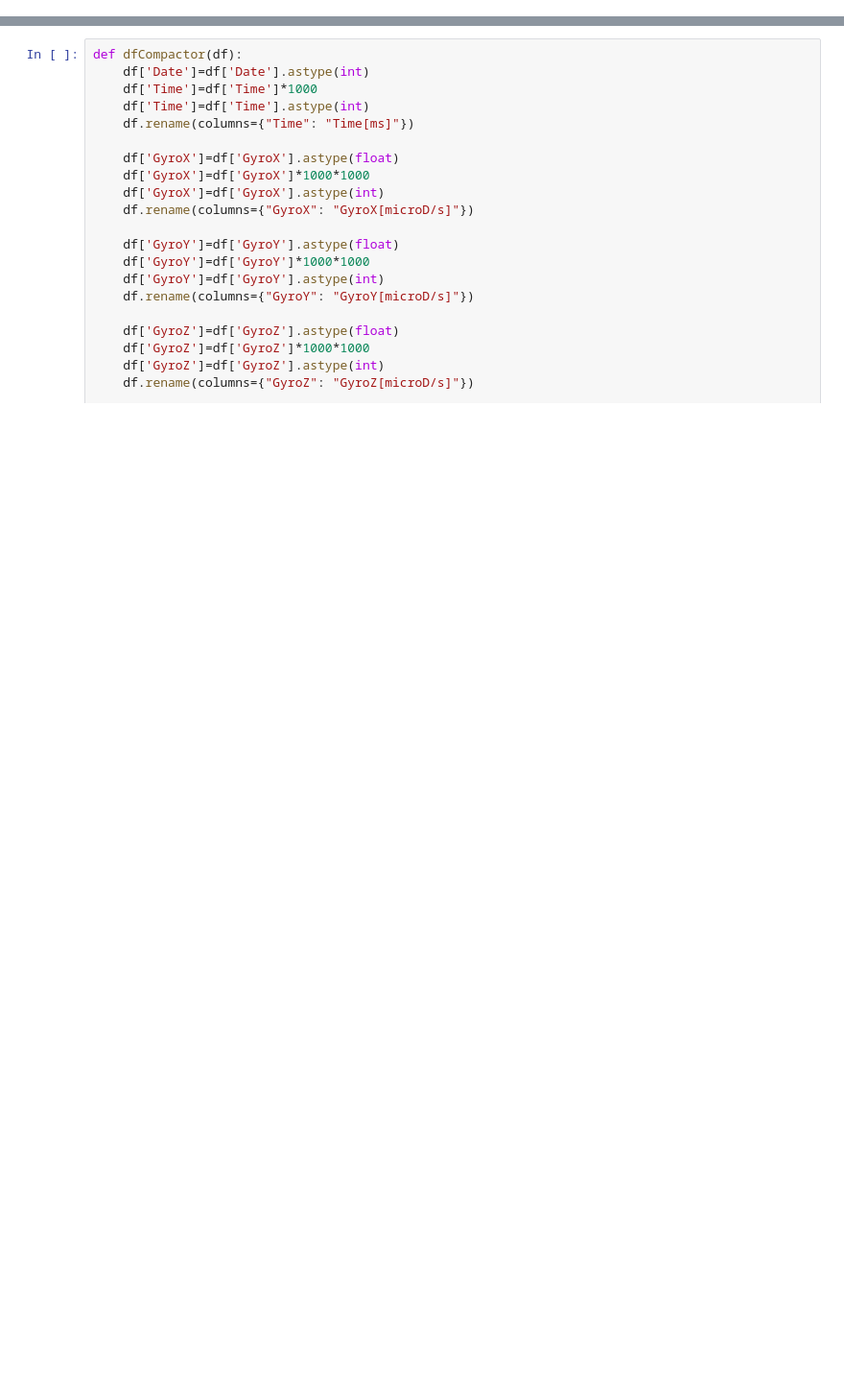
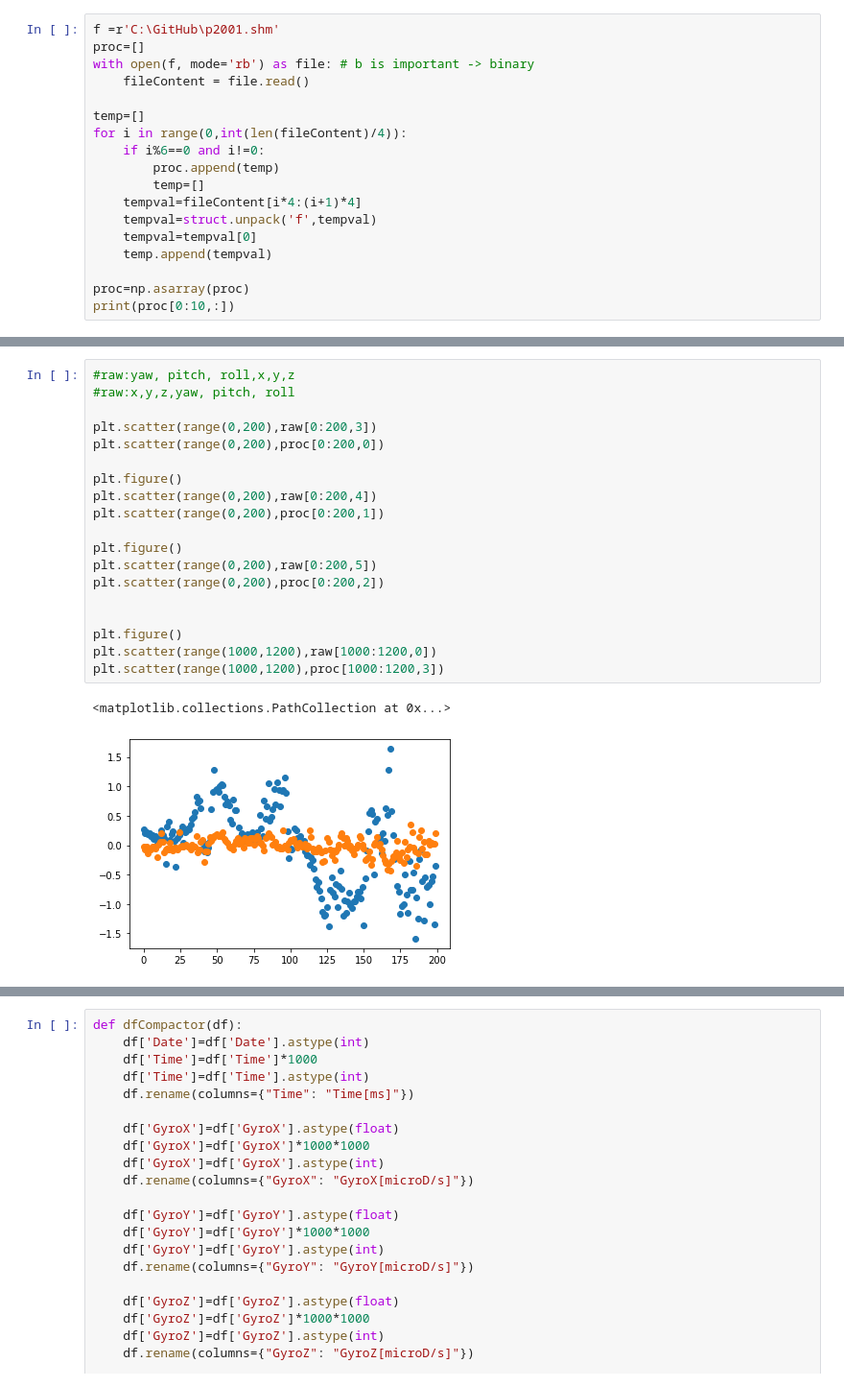
Before and after one commit to somidvar/STMI-CGM-Predictor, a Jupyter notebook: hoover.ipynb, the cells around one changed output, grey strips where cells are left out. Shown at 96% size. Drawn from its saved outputs; the diff is of its cells as text; blank space fills up the shorter version.

```diff
--- a/hoover.ipynb
+++ b/hoover.ipynb
@@ -34,0 +57,18 @@ pd.set_option('display.max_rows', 500)
+# %%
+f =r'C:\GitHub\p2001.shm'
+proc=[]
+with open(f, mode='rb') as file: # b is important -> binary
+    fileContent = file.read()
+
+temp=[]
+for i in range(0,int(len(fileContent)/4)):
+    if i%6==0 and i!=0:
+        proc.append(temp)
+        temp=[]
+    tempval=fileContent[i*4:(i+1)*4]
+    tempval=struct.unpack('f',tempval)
+    tempval=tempval[0]
+    temp.append(tempval)
+
+proc=np.asarray(proc)
+print(proc[0:10,:])
@@ -34,0 +96,22 @@ pd.set_option('display.max_rows', 500)
+# %%
+#raw:yaw, pitch, roll,x,y,z
+#raw:x,y,z,yaw, pitch, roll
+
+plt.scatter(range(0,200),raw[0:200,3])
+plt.scatter(range(0,200),proc[0:200,0])
+
+plt.figure()
+plt.scatter(range(0,200),raw[0:200,4])
+plt.scatter(range(0,200),proc[0:200,1])
+
+plt.figure()
+plt.scatter(range(0,200),raw[0:200,5])
+plt.scatter(range(0,200),proc[0:200,2])
+
+
+plt.figure()
+plt.scatter(range(1000,1200),raw[1000:1200,0])
+plt.scatter(range(1000,1200),proc[1000:1200,3])
+# %% [output]
+<matplotlib.collections.PathCollection at 0x...>
+[figure, added]
```
Also changed, not shown: parts of 7 cells of this notebook.
